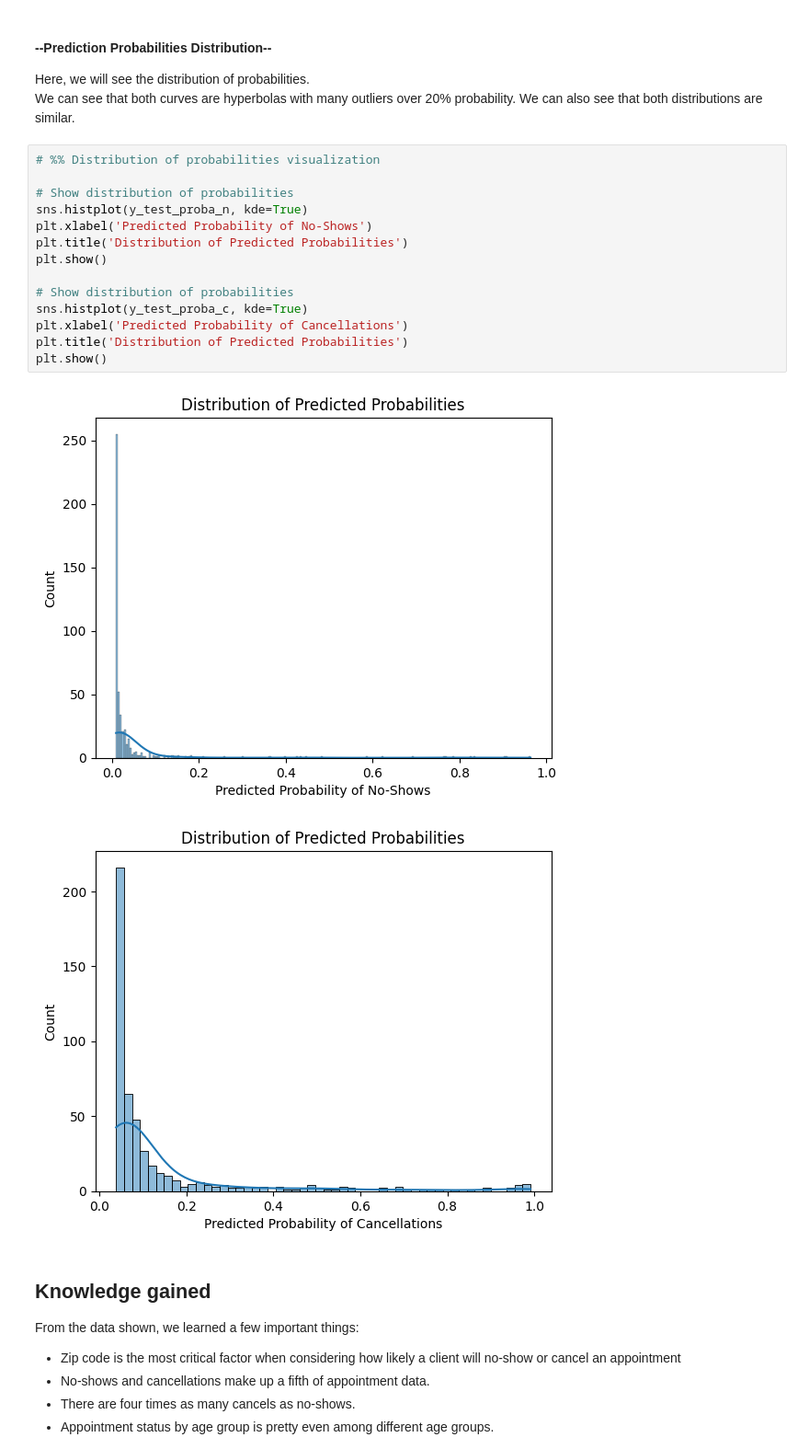
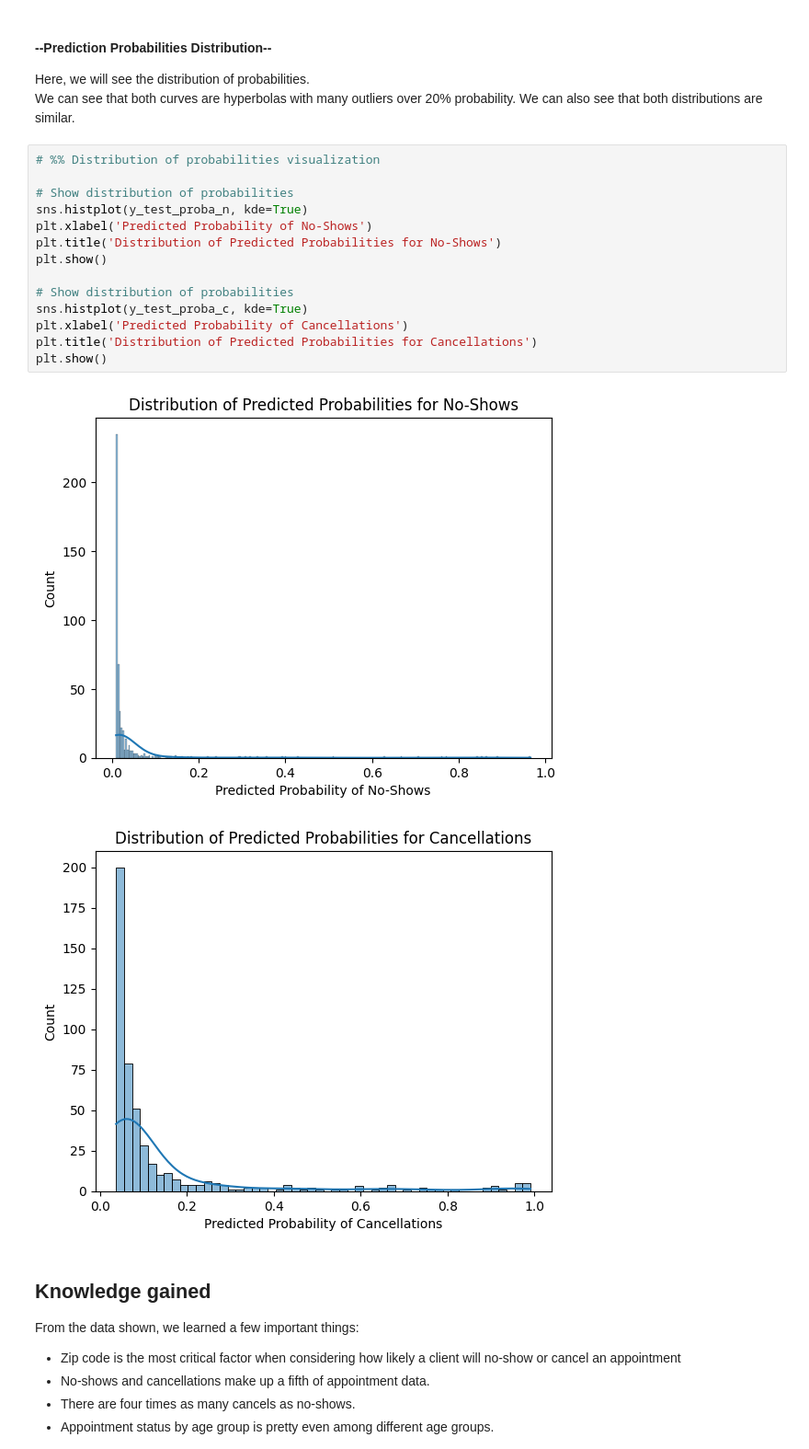
Before and after one commit to heckardkyle/Customer_Insights, a Jupyter notebook: CustomerInsights.ipynb, the cells around one changed output. Shown at 92% size. Cells and saved outputs as stored; diff of their text form.

```diff
--- a/CustomerInsights.ipynb
+++ b/CustomerInsights.ipynb
@@ -1177,20 +1177,20 @@ We can also see that both distributions are similar.
 # %%
 # %% Distribution of probabilities visualization
 
 # Show distribution of probabilities
 sns.histplot(y_test_proba_n, kde=True)
 plt.xlabel('Predicted Probability of No-Shows')
-plt.title('Distribution of Predicted Probabilities')
+plt.title('Distribution of Predicted Probabilities for No-Shows')
 plt.show()
 
 # Show distribution of probabilities
 sns.histplot(y_test_proba_c, kde=True)
 plt.xlabel('Predicted Probability of Cancellations')
-plt.title('Distribution of Predicted Probabilities')
+plt.title('Distribution of Predicted Probabilities for Cancellations')
 plt.show()
 # %% [output]
-[figure, old version]
+[figure, new version]
-[figure, old version]
+[figure, new version]
 # %% [markdown]
 ## Knowledge gained
 
```
Also changed, not shown: parts of 9 cells of this notebook, 1 other file.
